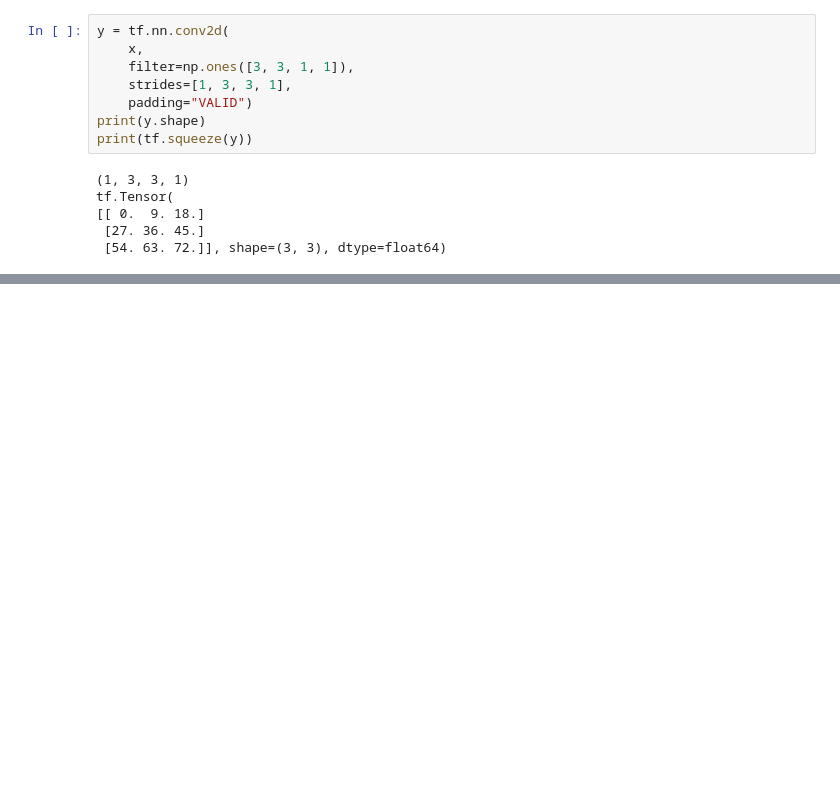
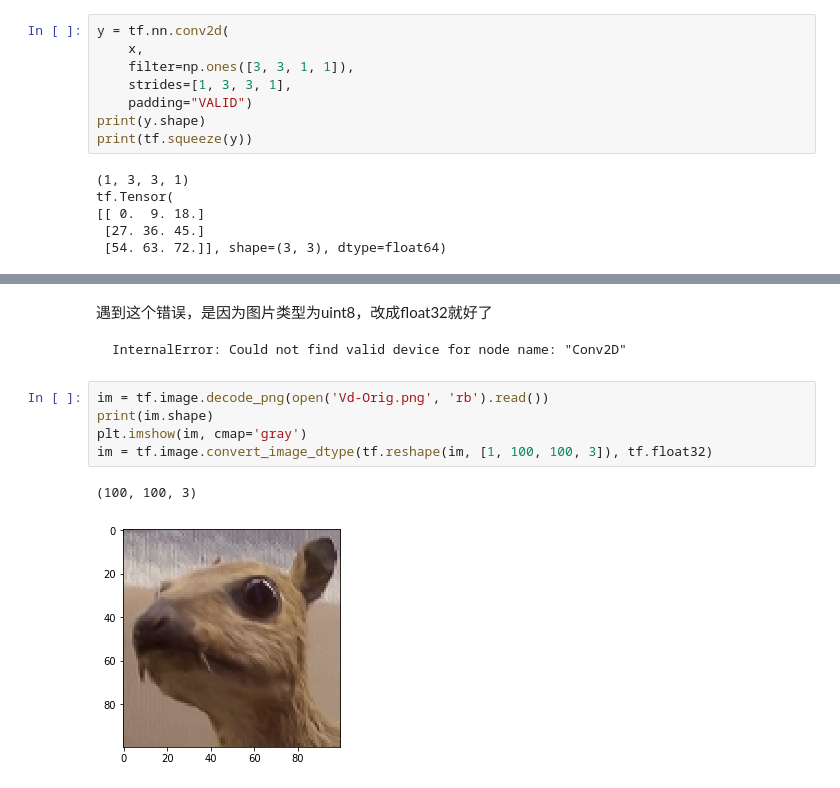
Before and after one commit to huanghao/learning-tensorflow, a Jupyter notebook: notes/tf.nn.ipynb, the cells around one changed output, grey strips where cells are left out. Cells and saved outputs as stored; diff of their text form; blank space fills up the shorter version.

```diff
--- a/notes/tf.nn.ipynb
+++ b/notes/tf.nn.ipynb
@@ -125,0 +115,12 @@ tf.Tensor(
+# %% [markdown]
+遇到这个错误，是因为图片类型为uint8，改成float32就好了
+
+    InternalError: Could not find valid device for node name: "Conv2D"
+# %%
+im = tf.image.decode_png(open('Vd-Orig.png', 'rb').read())
+print(im.shape)
+plt.imshow(im, cmap='gray')
+im = tf.image.convert_image_dtype(tf.reshape(im, [1, 100, 100, 3]), tf.float32)
+# %% [output]
+(100, 100, 3)
+[figure, added]
```
Also changed, not shown: parts of 8 cells of this notebook, 1 other file.
